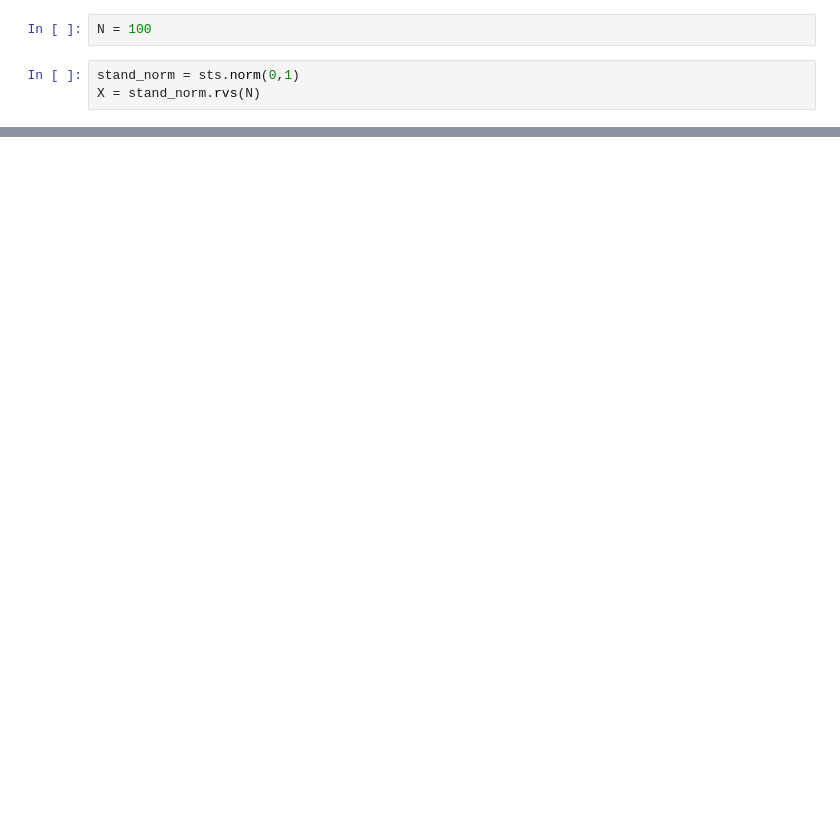
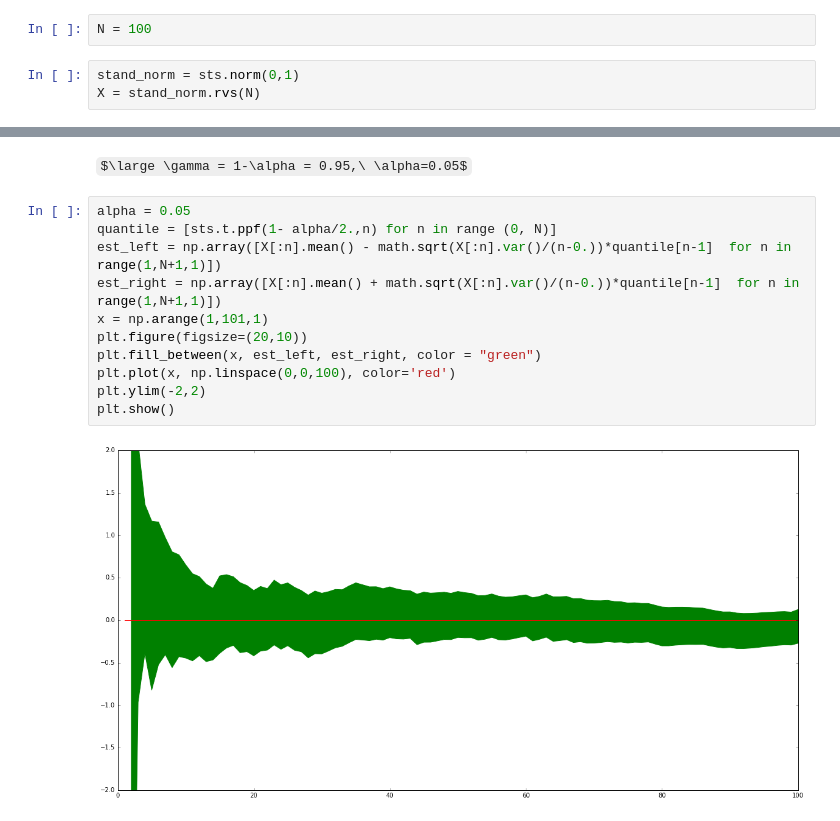
Before and after one commit to feezboom/MathStat, a Jupyter notebook: prac4/Karyamin_497_9_3.ipynb, the cells around one changed output, grey strips where cells are left out. Cells and saved outputs as stored; diff of their text form; some formulas as TeX source; blank space fills up the shorter version.

```diff
--- a/prac4/Karyamin_497_9_3.ipynb
+++ b/prac4/Karyamin_497_9_3.ipynb
@@ -30,0 +89,15 @@ array([-0.44708362,  0.99824906,  0.68644615,  1.39066119,  0.59464214,
+# %% [markdown]
+$\large \gamma = 1-\alpha = 0.95,\ \alpha=0.05$
+# %%
+alpha = 0.05
+quantile = [sts.t.ppf(1- alpha/2.,n) for n in range (0, N)]
+est_left = np.array([X[:n].mean() - math.sqrt(X[:n].var()/(n-0.))*quantile[n-1]  for n in range(1,N+1,1)])
+est_right = np.array([X[:n].mean() + math.sqrt(X[:n].var()/(n-0.))*quantile[n-1]  for n in range(1,N+1,1)])
+x = np.arange(1,101,1)
+plt.figure(figsize=(20,10))
+plt.fill_between(x, est_left, est_right, color = "green")
+plt.plot(x, np.linspace(0,0,100), color='red')
+plt.ylim(-2,2)
+plt.show()
+# %% [output]
+[figure, added]
```
Also changed, not shown: parts of 19 cells of this notebook, 11 other files.
